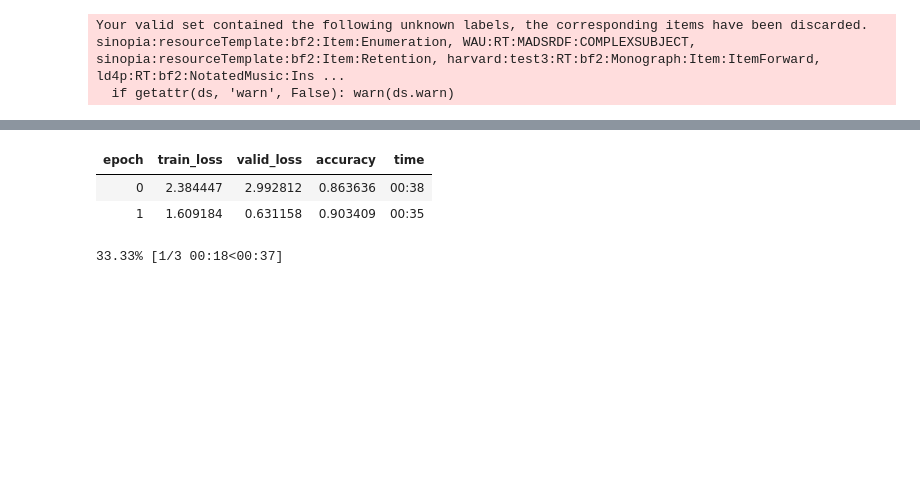
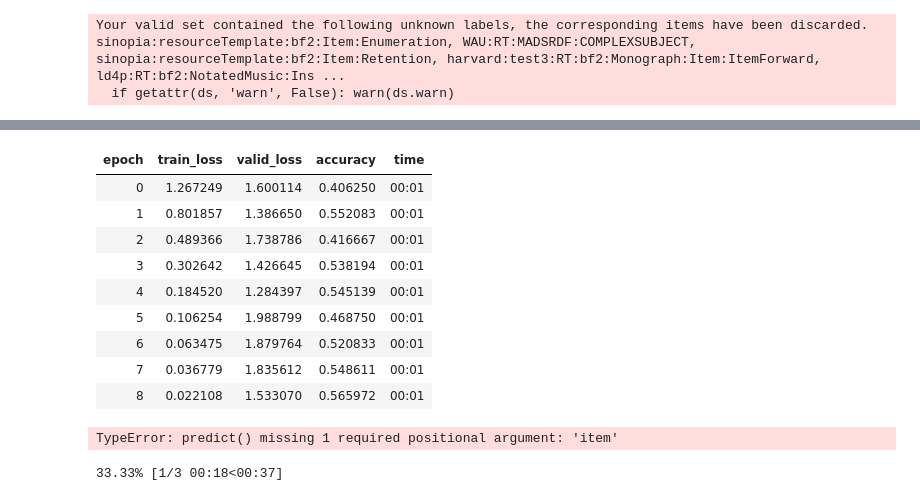
Before and after one commit to LD4P/rdf-classify, a Jupyter notebook: doc/Introduction.ipynb, the cells around one changed output, grey strips where cells are left out. Drawn from its saved outputs; the diff is of its cells as text; code cells hidden in the pictures; blank space fills up the shorter version.

```diff
--- a/doc/Introduction.ipynb
+++ b/doc/Introduction.ipynb
@@ -53,0 +36,4 @@ Failed to parse sinopia_export_all_2020-05-03T00:01:59.630Z/chicago_2020-05-03T0
+# %%
+production = data_loader.from_zipfile("../../sinopia_export_all_2020-06-14T00:01:59.604Z.zip")
+stage = data_loader.from_zipfile("../../sinopia_export_all_2020-06-21T00:02:01.995Z.zip")
+development = data_loader.from_zipfile("../../sinopia_export_dev-2020-06-21.zip")
@@ -62,0 +73,2 @@ IndexError: list index out of range
+# %%
+prod_df = data_loader.to_dataframe(production, 'https://trellis.sinopia.io/repository/ld4p')
@@ -125,7 +162,7 @@ Your valid set contained the following unknown labels, the corresponding items h
 sinopia:resourceTemplate:bf2:Item:Enumeration, WAU:RT:MADSRDF:COMPLEXSUBJECT, sinopia:resourceTemplate:bf2:Item:Retention, harvard:test3:RT:bf2:Monograph:Item:ItemForward, ld4p:RT:bf2:NotatedMusic:Ins ...
   if getattr(ds, 'warn', False): warn(ds.warn)
 # %%
-prod_learner = tabular_learner(prod_data, layers=[200,100], metrics=accuracy)
+prod_learner = tabular_learner(prod_data, layers=[300,100], metrics=accuracy)
 prod_learner.lr_find()
 prod_learner.recorder.plot()
 # %% [output]
@@ -140,9 +177,20 @@ LR Finder is complete, type {learner_name}.recorder.plot() to see the graph.
 # %%
-prod_learner.fit(2, 1e-3)
+prod_learner.fit(9, 1e-02)
 # %% [output]
 | epoch | train_loss | valid_loss | accuracy | time |
-| 0 | 2.384447 | 2.992812 | 0.863636 | 00:38 |
-| 1 | 1.609184 | 0.631158 | 0.903409 | 00:35 |
+| 0 | 1.267249 | 1.600114 | 0.406250 | 00:01 |
+| 1 | 0.801857 | 1.386650 | 0.552083 | 00:01 |
+| 2 | 0.489366 | 1.738786 | 0.416667 | 00:01 |
+| 3 | 0.302642 | 1.426645 | 0.538194 | 00:01 |
+| 4 | 0.184520 | 1.284397 | 0.545139 | 00:01 |
+| 5 | 0.106254 | 1.988799 | 0.468750 | 00:01 |
+| 6 | 0.063475 | 1.879764 | 0.520833 | 00:01 |
+| 7 | 0.036779 | 1.835612 | 0.548611 | 00:01 |
+| 8 | 0.022108 | 1.533070 | 0.565972 | 00:01 |
+# %%
+prod_learner.predict()
+# %% [output]
+TypeError: predict() missing 1 required positional argument: 'item'
 # %%
 stage_learner = tabular_learner(stage_data, layers=[200,100], metrics=accuracy)
 stage_learner.lr_find()
```
Also changed, not shown: parts of 26 cells of this notebook, 5 other files.
